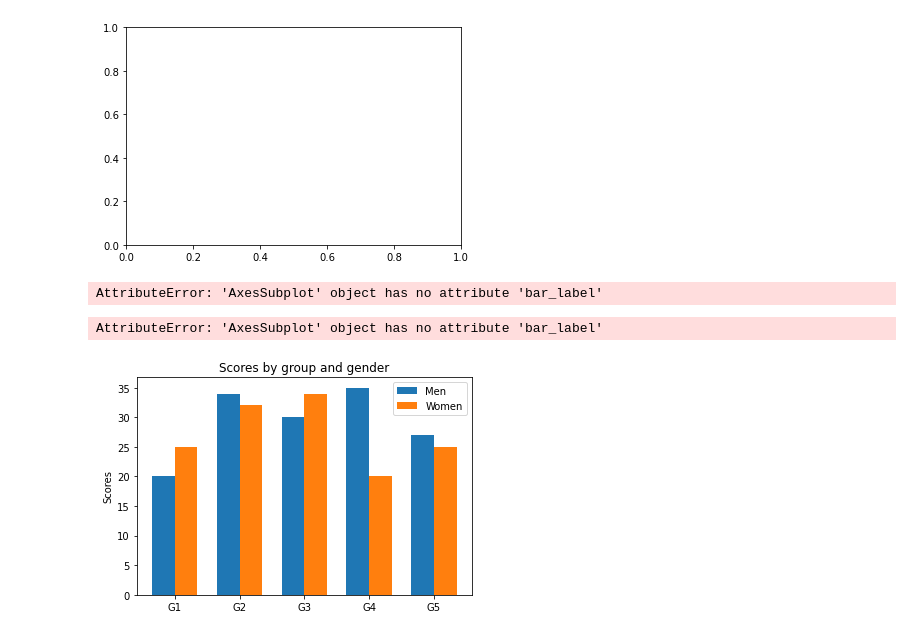
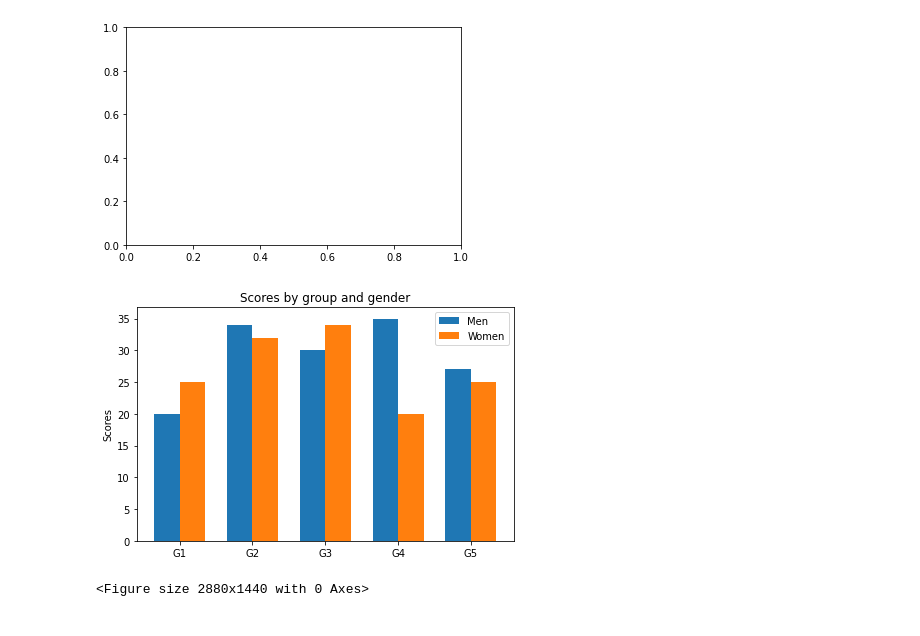
Before and after one commit to yoo9519/Data-dev, a Jupyter notebook: algorithm/toy.ipynb, the cells around one changed output. Cells and saved outputs as stored; diff of their text form; code cells hidden in the pictures.

```diff
--- a/algorithm/toy.ipynb
+++ b/algorithm/toy.ipynb
@@ -507,47 +504,33 @@ r2 = ax.bar(x-width/2, women, width, label='Women')
-# %%
-ax.set_title("Scores by group and gender")
-ax.set_xlabel('Gender group')
-ax.set_ylabel('Score')
-ax.set_xticks(x)
-ax.set_xticklabels(labels)
-ax.legend()
-
-ax.bar_label(r1, padding=3)
-ax.bar_label(r2, padding=3)
-
-fig.tight_layout()
-plt.show()
-# %% [output]
-AttributeError: 'AxesSubplot' object has no attribute 'bar_label'
 # %%
 import matplotlib.pyplot as plt
 import numpy as np
 
 
 labels = ['G1', 'G2', 'G3', 'G4', 'G5']
 men_means = [20, 34, 30, 35, 27]
 women_means = [25, 32, 34, 20, 25]
 
 x = np.arange(len(labels))  # the label locations
 width = 0.35  # the width of the bars
 
 fig, ax = plt.subplots()
 rects1 = ax.bar(x - width/2, men_means, width, label='Men')
 rects2 = ax.bar(x + width/2, women_means, width, label='Women')
 
 # Add some text for labels, title and custom x-axis tick labels, etc.
 ax.set_ylabel('Scores')
 ax.set_title('Scores by group and gender')
 ax.set_xticks(x)
 ax.set_xticklabels(labels)
 ax.legend()
 
-ax.bar_label(rects1, padding=3)
-ax.bar_label(rects2, padding=3)
+# ax.bar_label(rects1, padding=3)
+# ax.bar_label(rects2, padding=3)
 
 fig.tight_layout()
 
+plt.figure(figsize=(40,20))
 plt.show()
 # %% [output]
+[figure, new version]
-AttributeError: 'AxesSubplot' object has no attribute 'bar_label'
+<Figure size 2880x1440 with 0 Axes>
-[figure, old version]
```
Also changed, not shown: parts of 2 cells of this notebook, 3 other files.
